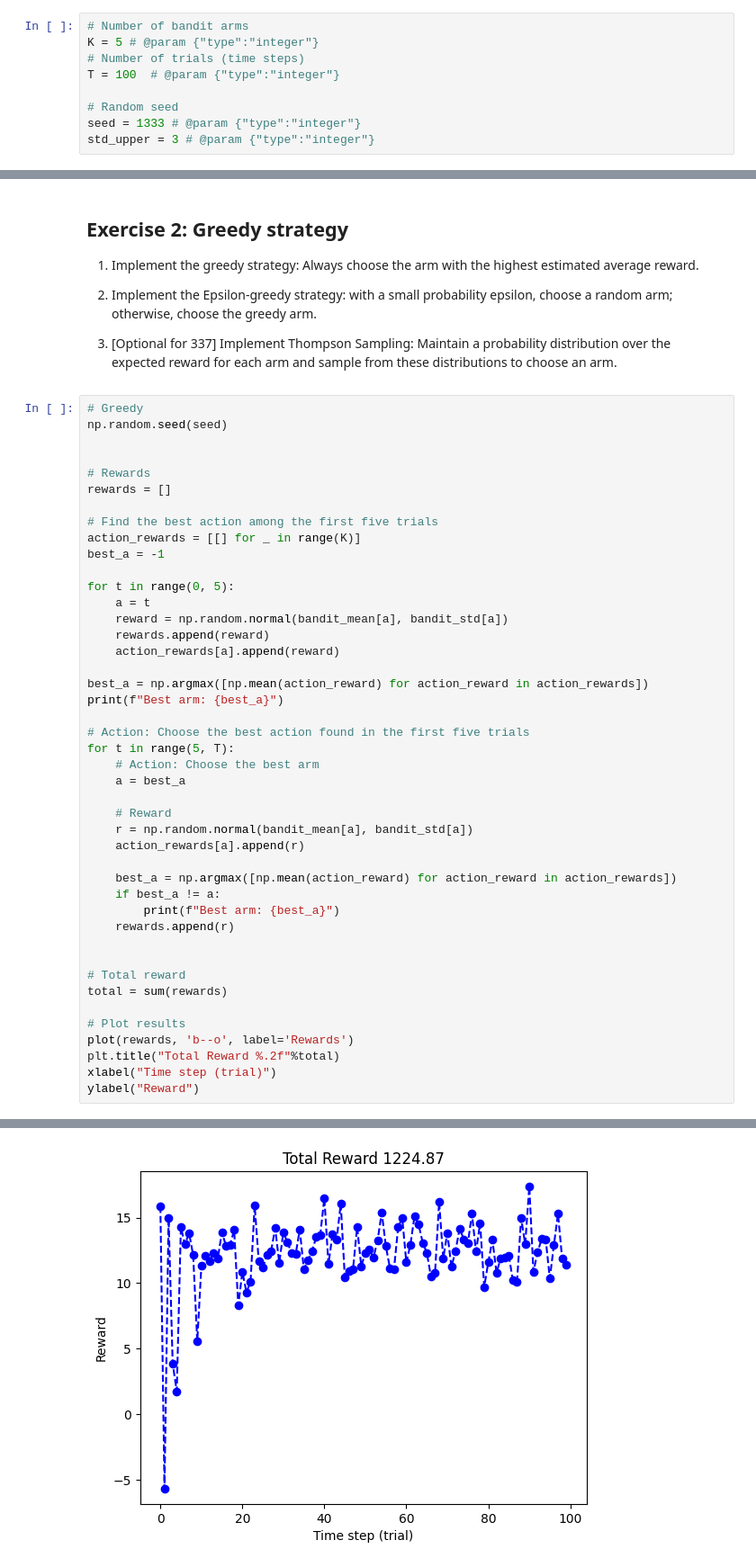
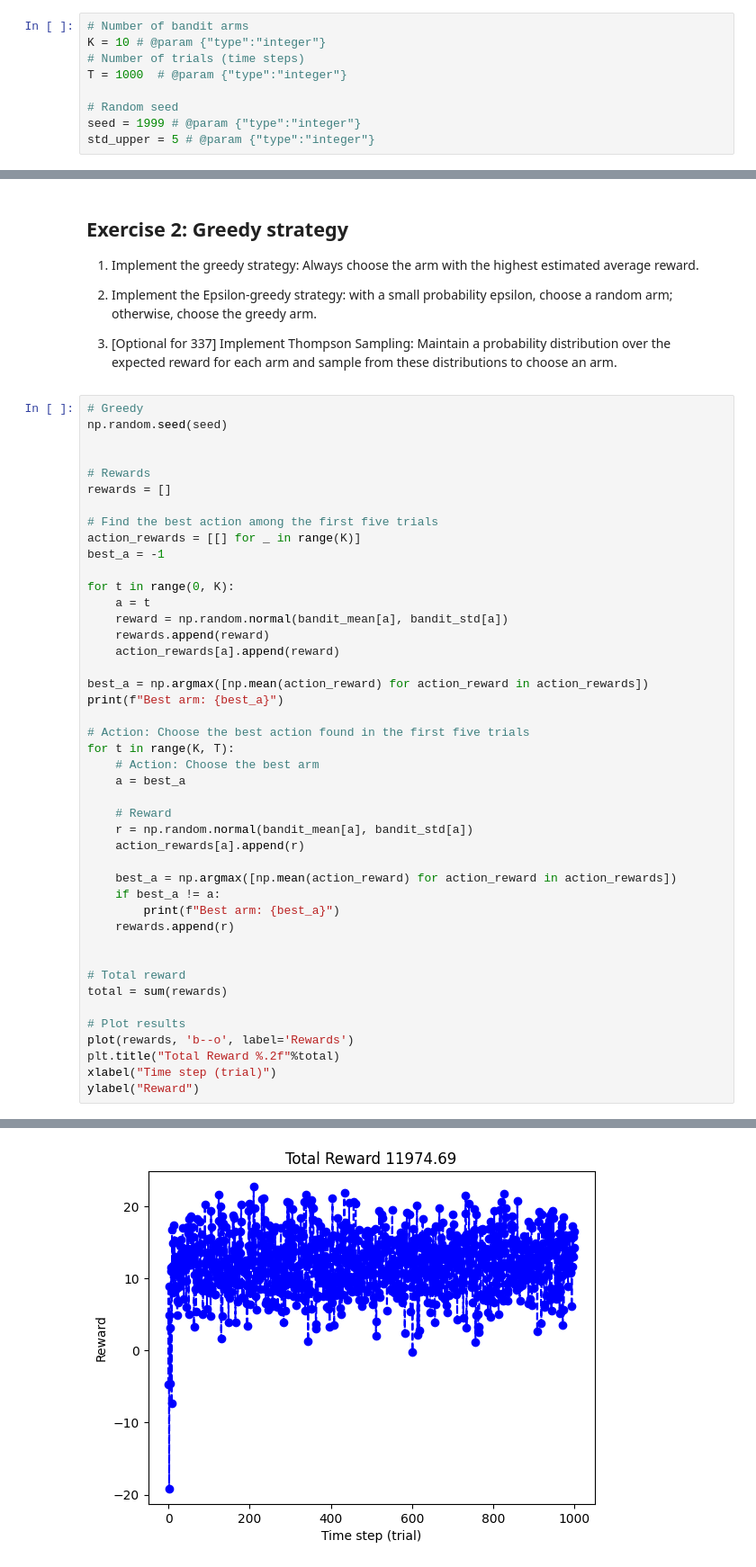
Before and after one commit to Jarvis-X/Aerial-Robotics-Course-Projects, a Jupyter notebook: lab1-bandit.ipynb, the cells around one changed output, grey strips where cells are left out. Shown: that part at 90% size. Cells and saved outputs as stored; diff of their text form.

```diff
--- a/lab1-bandit.ipynb
+++ b/lab1-bandit.ipynb
@@ -8,12 +10,12 @@ Populating the interactive namespace from numpy and matplotlib
 # %%
 # Number of bandit arms
-K = 5 # @param {"type":"integer"}
+K = 10 # @param {"type":"integer"}
 # Number of trials (time steps)
-T = 100  # @param {"type":"integer"}
+T = 1000  # @param {"type":"integer"}
 
 # Random seed
-seed = 1333 # @param {"type":"integer"}
-std_upper = 3 # @param {"type":"integer"}
+seed = 1999 # @param {"type":"integer"}
+std_upper = 5 # @param {"type":"integer"}
 # %%
 # Stattionary probability distribution for K bandits
 np.random.seed(seed)
@@ -132,7 +134,7 @@ rewards = []
 action_rewards = [[] for _ in range(K)]
 best_a = -1
 
-for t in range(0, 5):
+for t in range(0, K):
     a = t
     reward = np.random.normal(bandit_mean[a], bandit_std[a])
     rewards.append(reward)
@@ -142,7 +144,7 @@ best_a = np.argmax([np.mean(action_reward) for action_reward in action_rewards])
 print(f"Best arm: {best_a}")
 
 # Action: Choose the best action found in the first five trials
-for t in range(5, T):
+for t in range(K, T):
     # Action: Choose the best arm
     a = best_a
 
@@ -174,5 +175,5 @@ Best arm: 2
 Text(0, 0.5, 'Reward')
-[figure, old version]
+[figure, new version]
 # %%
 # Epsilon-greedy
 np.random.seed(seed)
```
Also changed, not shown: parts of 6 cells of this notebook.
